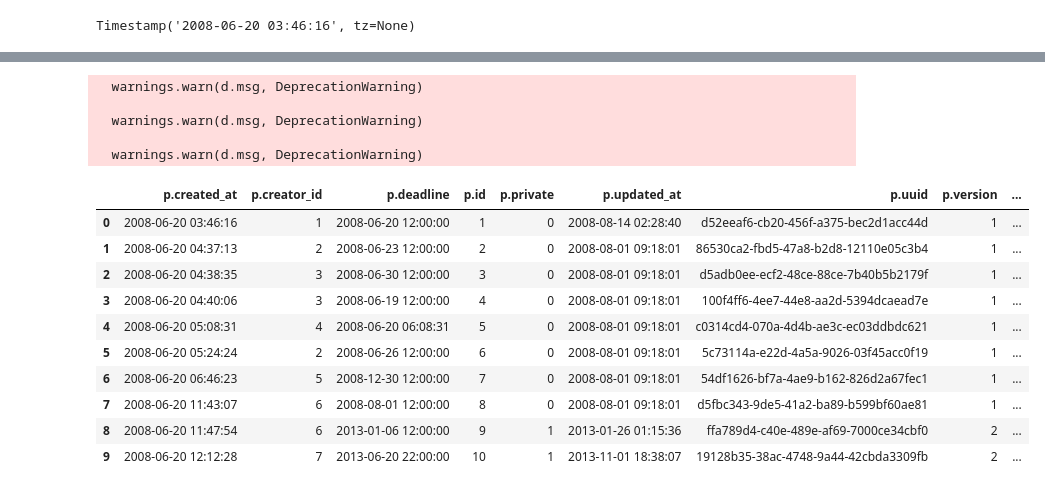
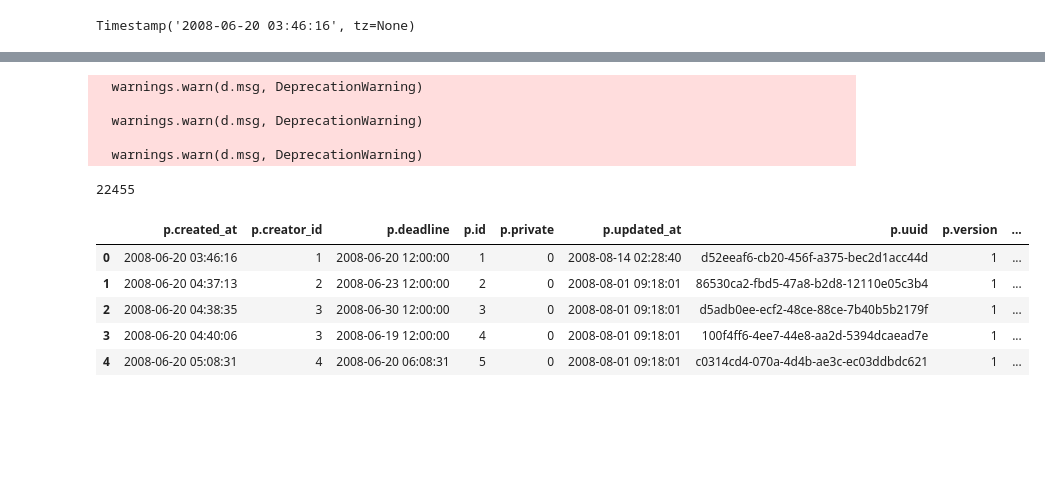
Before and after one commit to notionparallax/GA-DataScience, a Jupyter notebook: Prediction book analysis/PB analysis of users.ipynb, the cells around one changed output, grey strips where cells are left out. Cells and saved outputs as stored; diff of their text form; code cells hidden in the pictures; blank space fills up the shorter version.

```diff
--- a/Prediction book analysis/PB analysis of users.ipynb
+++ b/Prediction book analysis/PB analysis of users.ipynb
@@ -899,20 +1006,17 @@ Timestamp('2008-06-20 03:46:16', tz=None)
 # %%
-allPredictions = queryAsTable("""select * from  mysql.predictions as p""", maxrows=10)
-allPredictions
+predictions = queryAsTable("""select * from mysql.predictions as p""", maxrows=0)
+print len(predictions)
+predictions[:5]
 # %% [output]
   warnings.warn(d.msg, DeprecationWarning)
 
   warnings.warn(d.msg, DeprecationWarning)
 
   warnings.warn(d.msg, DeprecationWarning)
+22455
 |  | p.created_at | p.creator_id | p.deadline | p.id | p.private | p.updated_at | p.uuid | p.version | ... |
 | 0 | 2008-06-20 03:46:16 | 1 | 2008-06-20 12:00:00 | 1 | 0 | 2008-08-14 02:28:40 | d52eeaf6-cb20-456f-a375-bec2d1acc44d | 1 | ... |
 | 1 | 2008-06-20 04:37:13 | 2 | 2008-06-23 12:00:00 | 2 | 0 | 2008-08-01 09:18:01 | 86530ca2-fbd5-47a8-b2d8-12110e05c3b4 | 1 | ... |
 | 2 | 2008-06-20 04:38:35 | 3 | 2008-06-30 12:00:00 | 3 | 0 | 2008-08-01 09:18:01 | d5adb0ee-ecf2-48ce-88ce-7b40b5b2179f | 1 | ... |
 | 3 | 2008-06-20 04:40:06 | 3 | 2008-06-19 12:00:00 | 4 | 0 | 2008-08-01 09:18:01 | 100f4ff6-4ee7-44e8-aa2d-5394dcaead7e | 1 | ... |
 | 4 | 2008-06-20 05:08:31 | 4 | 2008-06-20 06:08:31 | 5 | 0 | 2008-08-01 09:18:01 | c0314cd4-070a-4d4b-ae3c-ec03ddbdc621 | 1 | ... |
-| 5 | 2008-06-20 05:24:24 | 2 | 2008-06-26 12:00:00 | 6 | 0 | 2008-08-01 09:18:01 | 5c73114a-e22d-4a5a-9026-03f45acc0f19 | 1 | ... |
-| 6 | 2008-06-20 06:46:23 | 5 | 2008-12-30 12:00:00 | 7 | 0 | 2008-08-01 09:18:01 | 54df1626-bf7a-4ae9-b162-826d2a67fec1 | 1 | ... |
-| 7 | 2008-06-20 11:43:07 | 6 | 2008-08-01 12:00:00 | 8 | 0 | 2008-08-01 09:18:01 | d5fbc343-9de5-41a2-ba89-b599bf60ae81 | 1 | ... |
-| 8 | 2008-06-20 11:47:54 | 6 | 2013-01-06 12:00:00 | 9 | 1 | 2013-01-26 01:15:36 | ffa789d4-c40e-489e-af69-7000ce34cbf0 | 2 | ... |
-| 9 | 2008-06-20 12:12:28 | 7 | 2013-06-20 22:00:00 | 10 | 1 | 2013-11-01 18:38:07 | 19128b35-38ac-4748-9a44-42cbda3309fb | 2 | ... |
```
Also changed, not shown: parts of 33 cells of this notebook.
